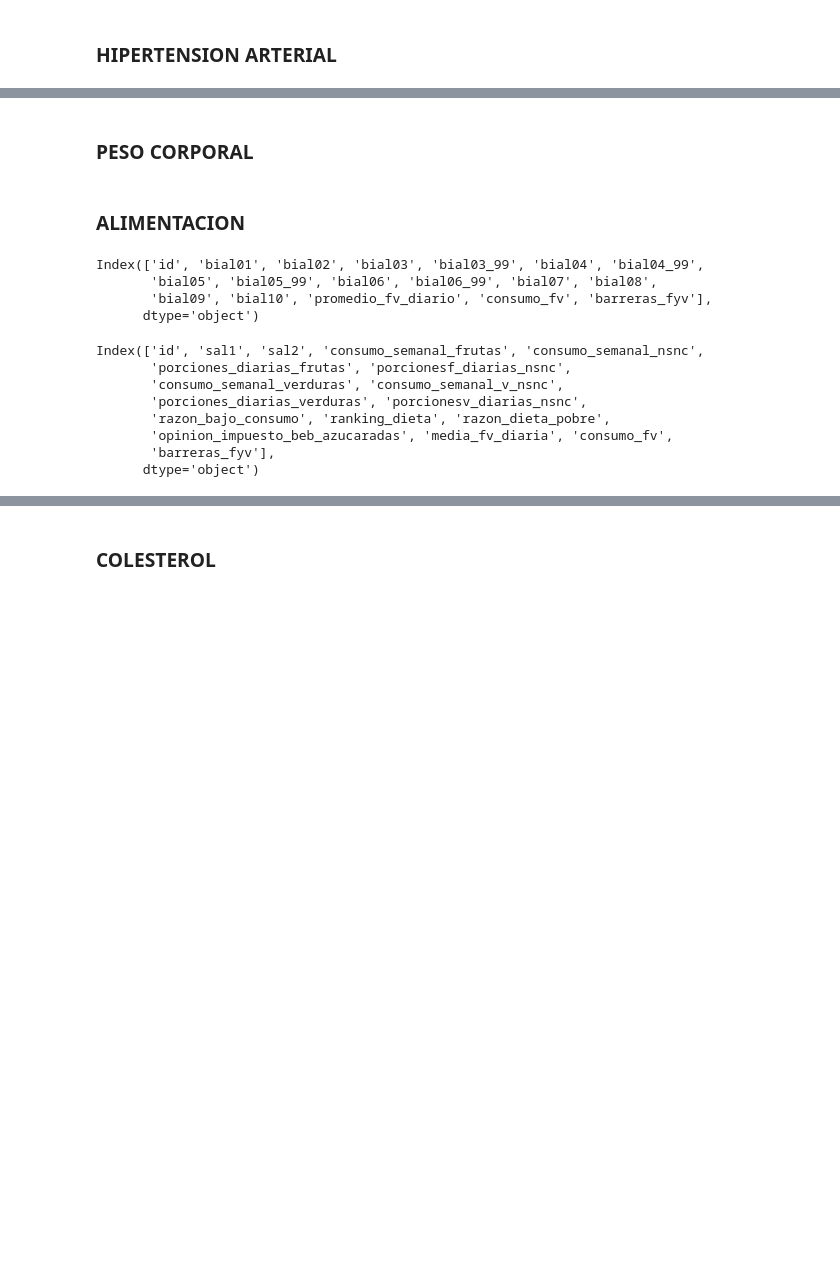
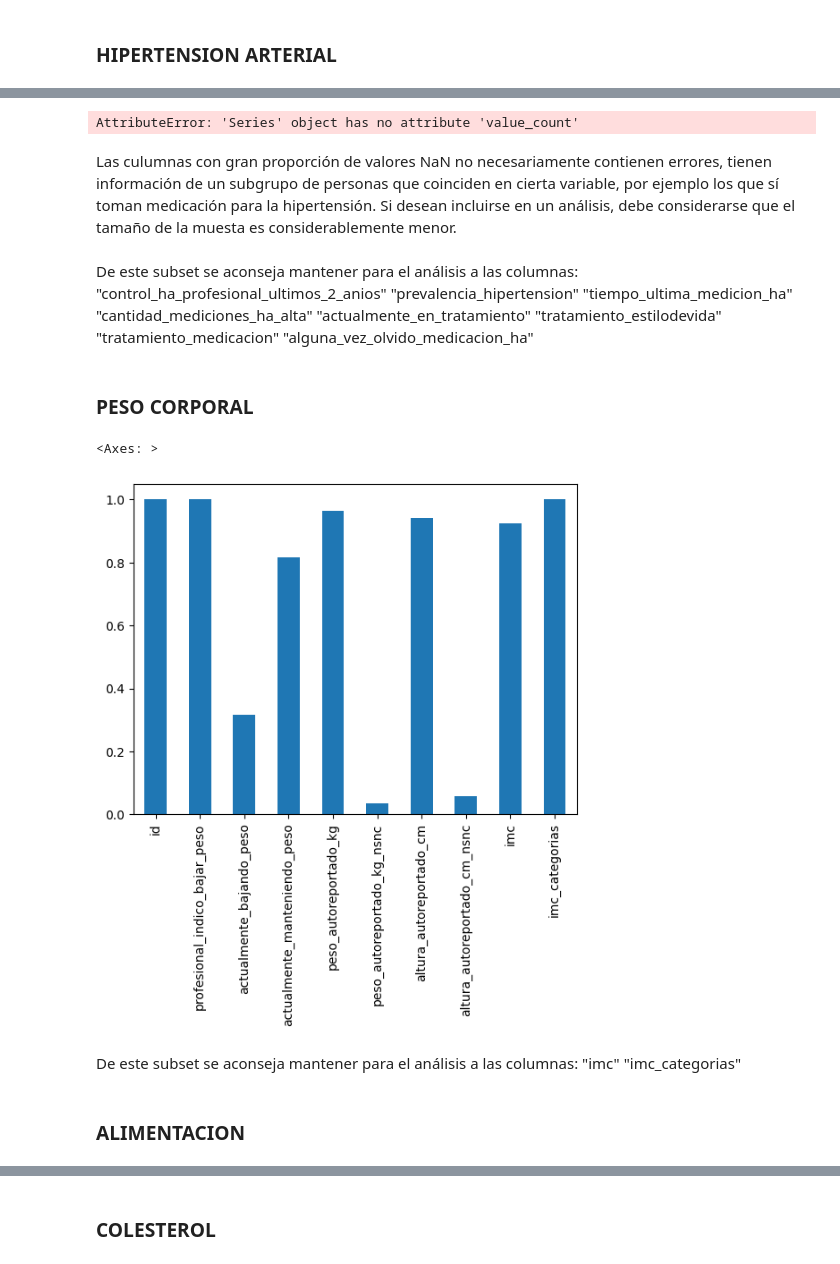
Before and after one commit to Data-Science-YPF/factores_riesgo, a Jupyter notebook: acondicionamiento.ipynb, the cells around one changed output, grey strips where cells are left out. Saved outputs shown, nothing was run; the diff lists cells and outputs as text; code cells hidden in the pictures; blank space fills up the shorter version.

Commit message:
Corregir un par de errores y dejar una version

```diff
--- a/acondicionamiento.ipynb
+++ b/acondicionamiento.ipynb
@@ -278,0 +343,6 @@ hipertension_raw.head()
+# %%
+#Una pregunta troncal, y la cantidad de personas que respondieron SI (1) o NO (2)
+#   ¿Toma medicación para la hipertensión?
+hipertension_raw.tratamiento_medicacion.value_count()
+# %% [output]
+AttributeError: 'Series' object has no attribute 'value_count'
@@ -279,3 +353,16 @@ hipertension_raw.head()
+# %% [markdown]
+Las culumnas con gran proporción de valores NaN no necesariamente contienen errores, tienen información de un subgrupo de personas que coinciden en cierta variable, por ejemplo los que sí toman medicación para la hipertensión.
+Si desean incluirse en un análisis, debe considerarse que el tamaño de la muesta es considerablemente menor.
+# %% [markdown]
+De este subset se aconseja mantener para el análisis a las columnas:
+"control_ha_profesional_ultimos_2_anios"
+"prevalencia_hipertension"
+"tiempo_ultima_medicion_ha"
+"cantidad_mediciones_ha_alta"
+"actualmente_en_tratamiento"
+"tratamiento_estilodevida"
+"tratamiento_medicacion"
+"alguna_vez_olvido_medicacion_ha"
 # %% [markdown]
 ### PESO CORPORAL
 # %%
@@ -297,12 +382,16 @@ peso_raw.head()
+# %%
+#Gráficamente, ver la proporción de valores no nulos en cada columna
+a1_peso=(peso_raw.notna().sum(axis = 0)  /  len(peso_raw))
+a1_peso.plot.bar()
+# %% [output]
+<Axes: >
+[figure, added]
+# %% [markdown]
+De este subset se aconseja mantener para el análisis a las columnas:
+"imc"
+"imc_categorias"
 # %% [markdown]
 ### ALIMENTACION
-# %%
-alimentacion_raw.columns
-# %% [output]
-Index(['id', 'bial01', 'bial02', 'bial03', 'bial03_99', 'bial04', 'bial04_99',
-       'bial05', 'bial05_99', 'bial06', 'bial06_99', 'bial07', 'bial08',
-       'bial09', 'bial10', 'promedio_fv_diario', 'consumo_fv', 'barreras_fyv'],
-      dtype='object')
 # %%
 alimentacion_raw.rename(columns={
     'bial01': 'sal1',
@@ -322,16 +401,5 @@ alimentacion_raw.rename(columns={
     'promedio_fv_diario': 'media_fv_diaria'
 }, inplace=True)
-# %%
-alimentacion_raw.columns
-# %% [output]
-Index(['id', 'sal1', 'sal2', 'consumo_semanal_frutas', 'consumo_semanal_nsnc',
-       'porciones_diarias_frutas', 'porcionesf_diarias_nsnc',
-       'consumo_semanal_verduras', 'consumo_semanal_v_nsnc',
-       'porciones_diarias_verduras', 'porcionesv_diarias_nsnc',
-       'razon_bajo_consumo', 'ranking_dieta', 'razon_dieta_pobre',
-       'opinion_impuesto_beb_azucaradas', 'media_fv_diaria', 'consumo_fv',
-       'barreras_fyv'],
-      dtype='object')
 # %%
 #creo una tabla auxiliar para poder iterar solo en las columnas de mi interes
 columnas_sal = alimentacion_raw.iloc[:,[1,2]]
```
Also changed, not shown: parts of 52 cells of this notebook.
